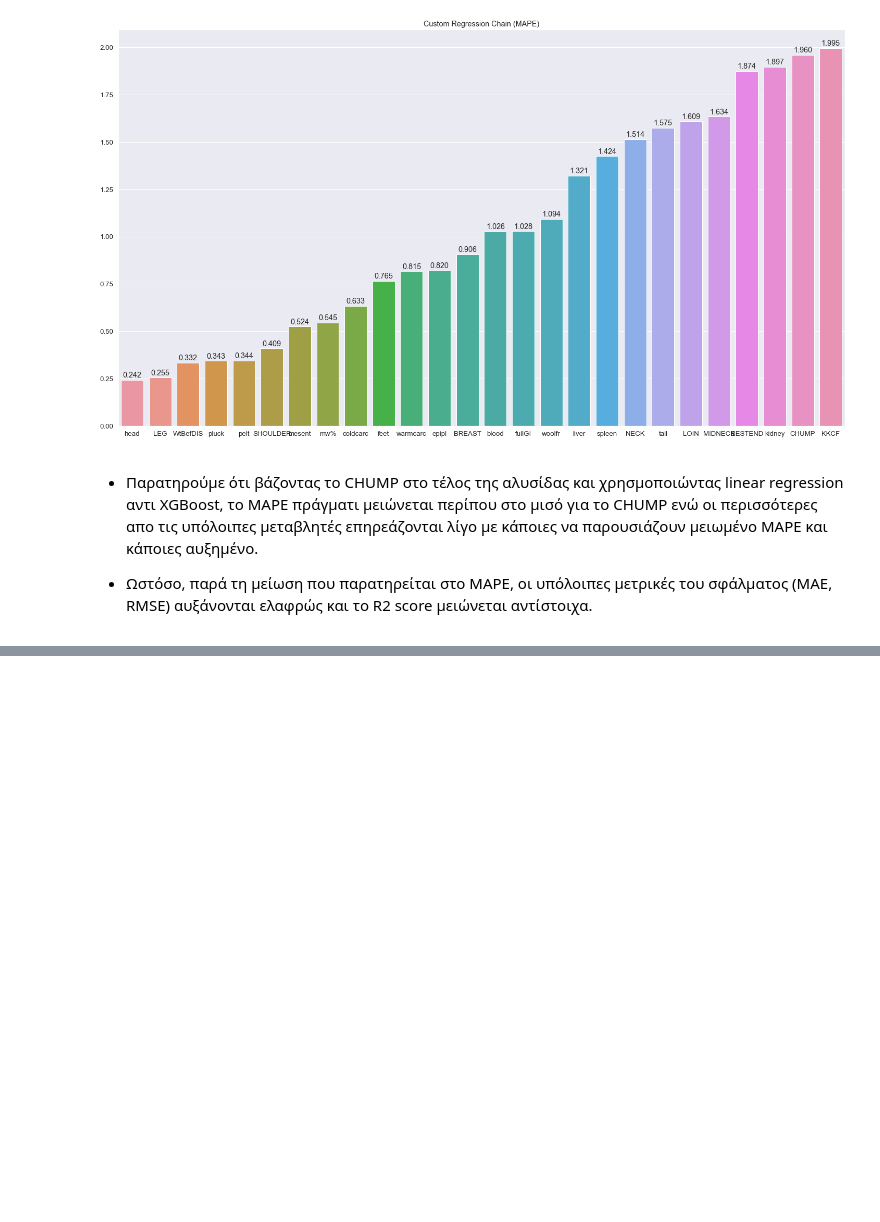
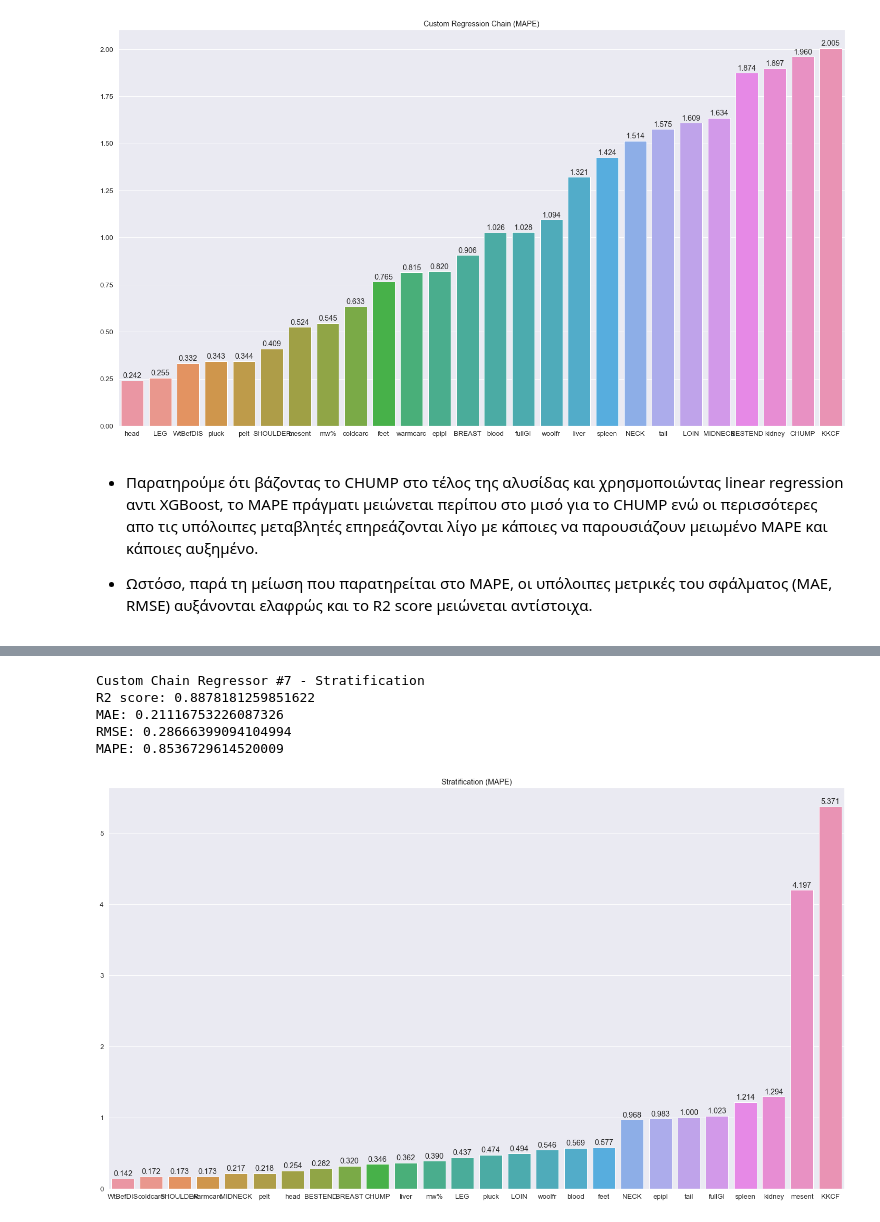
Before and after one commit to antonis-ant/thesis-code, a Jupyter notebook: notebooks/RegChain_notebook_2.ipynb, the cells around one changed output, grey strips where cells are left out. Drawn from its saved outputs; the diff is of its cells as text; code cells hidden in the pictures; blank space fills up the shorter version.

```diff
--- a/notebooks/RegChain_notebook_2.ipynb
+++ b/notebooks/RegChain_notebook_2.ipynb
@@ -351,0 +552,31 @@ MAPE: 1.0339380956770479
+# %%
+chain_links_7 = [
+    (LinearRegression(), ['warmcarc']),
+    (LinearRegression(), ['coldcarc']),
+    (LinearRegression(), ['WtBefDIS']),
+
+    (MultiOutputRegressor(xgb_reg), ['epipl', 'mesent', 'KKCF']),
+    (LinearRegression(), ['LEG', 'BREAST', 'BESTEND']),
+    (LinearRegression(), ['pluck']),
+
+    (LinearRegression(), ['CHUMP', 'woolfr', 'MIDNECK', 'pelt', 'liver']),
+    (MultiOutputRegressor(xgb_reg), ['kidney', 'NECK', 'SHOULDER']),
+    (MultiOutputRegressor(xgb_reg), ['LOIN', 'head', 'tail']),
+    (MultiOutputRegressor(xgb_reg), ['feet', 'blood', 'spleen']),
+    (MultiOutputRegressor(xgb_reg), ['fullGI']),
+    (MultiOutputRegressor(xgb_reg), ['mw%']),
+]
+
+# Run Chain Regressor
+chain_reg = ChainRegressor(chain_links_7)
+clinks = chain_reg.fit(XX_train, yy_train)
+scores_strat = mo_reg_scorer(chain_reg, XX_test, yy_test)
+print_avg_scores(scores_strat, 'Custom Chain Regressor #7 - Stratification')
+scores_barplot(scores_strat['rv_scores_mape'], y_test.columns, title='Stratification (MAPE)')
+# %% [output]
+Custom Chain Regressor #7 - Stratification
+R2 score: 0.8878181259851622
+MAE: 0.21116753226087326
+RMSE: 0.28666399094104994
+MAPE: 0.8536729614520009
+[figure, added]
```
Also changed, not shown: parts of 21 cells of this notebook, 1 other file.
